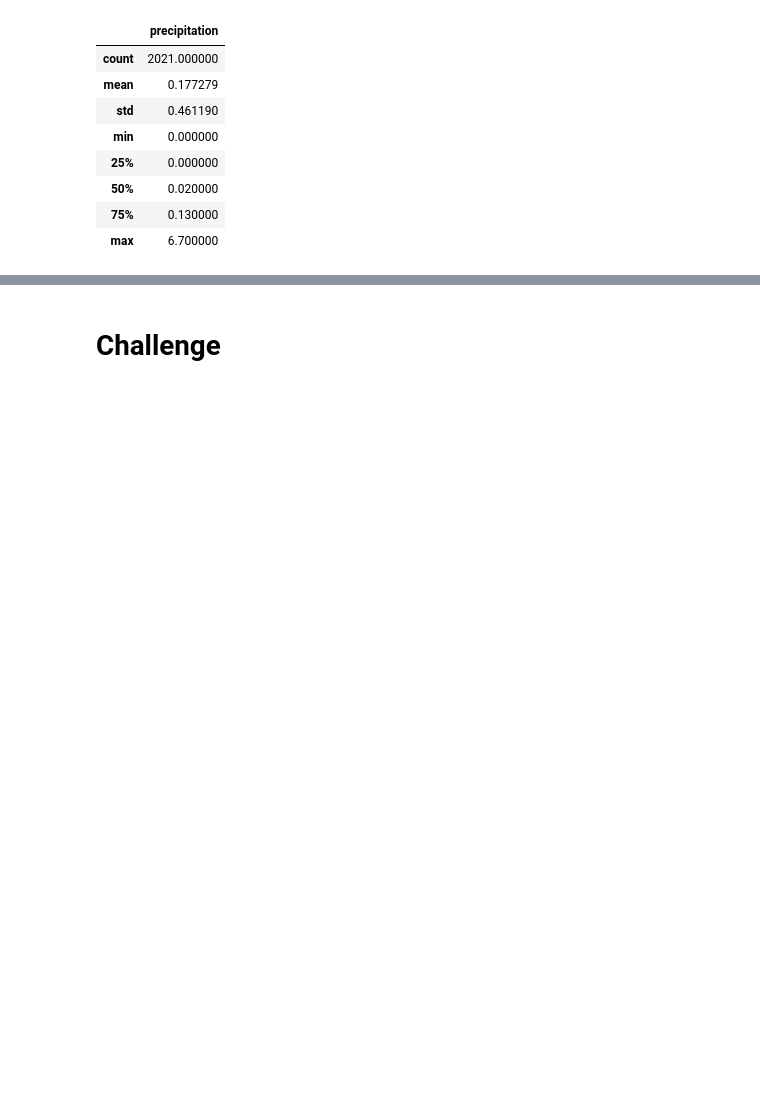
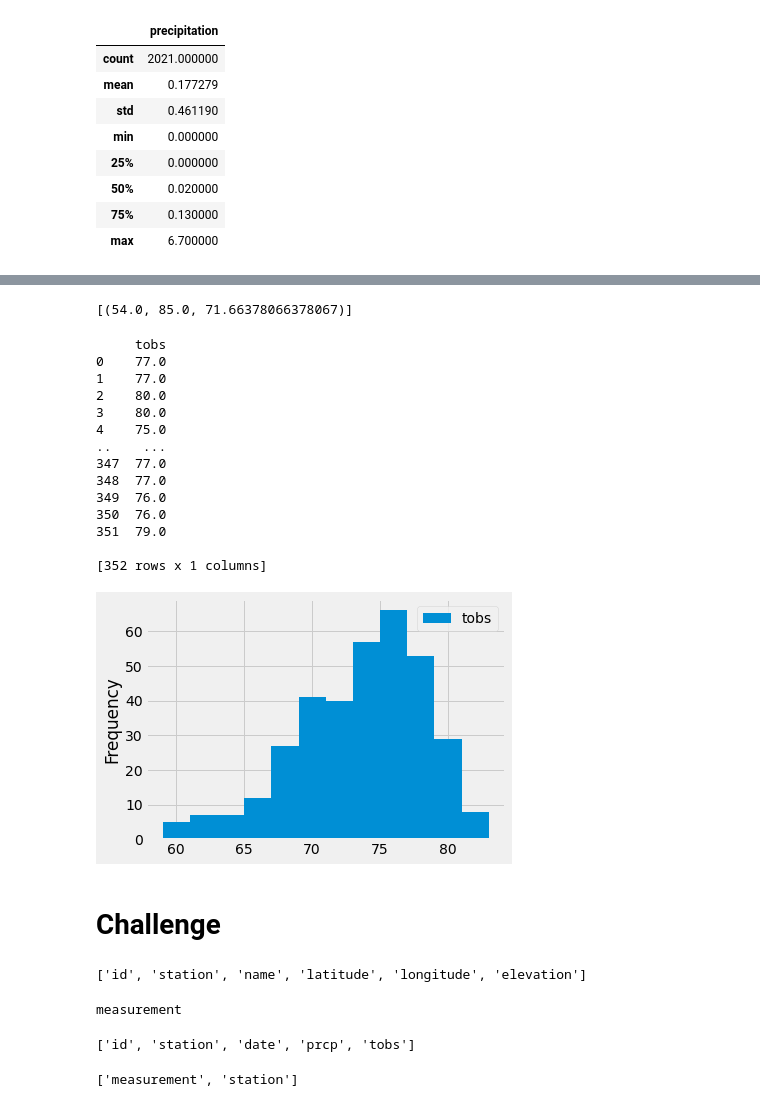
Before and after one commit to Abazer22/surfs_up, a Jupyter notebook: climate_analysis.ipynb, the cells around one changed output, grey strips where cells are left out. Saved outputs shown, nothing was run; the diff lists cells and outputs as text; code cells hidden in the pictures; blank space fills up the shorter version.

```diff
--- a/climate_analysis.ipynb
+++ b/climate_analysis.ipynb
@@ -106,11 +127,66 @@ df.describe()
 # %%
 # Using the station id from the previous query, calculate the lowest temperature recorded,
 # highest temperature recorded, and average temperature most active station?
+session.query(func.min(Measurement.tobs), func.max(Measurement.tobs), func.avg(Measurement.tobs)).\
+filter(Measurement.station == 'USC00519281').all()
+# %% [output]
+[(54.0, 85.0, 71.66378066378067)]
 # %%
 # Choose the station with the highest number of temperature observations.
 # Query the last 12 months of temperature observation data for this station and plot the results as a histogram
+results = session.query(Measurement.tobs).\
+filter(Measurement.station == 'USC00519281').\
+filter(Measurement.date >= prev_year).all()
+#print(results)
+df = pd.DataFrame(results, columns=['tobs'])
+print(df)
+df.plot.hist(bins=12)
+plt.tight_layout()
+# %% [output]
+     tobs
+0    77.0
+1    77.0
+2    80.0
+3    80.0
+4    75.0
+..    ...
+347  77.0
+348  77.0
+349  76.0
+350  76.0
+351  79.0
+
+[352 rows x 1 columns]
+[figure, added]
 # %%
 # Write a function called `calc_temps` that will accept start date and end date in the format '%Y-%m-%d'
 # and return the minimum, average, and maximum temperatures for that range of dates
 # %% [markdown]
 # Challenge
+# %%
+#Use the Metadata and Table object to describe the table and columns.
+from sqlalchemy import create_engine, inspect, MetaData, Table
+engine = create_engine("sqlite:///hawaii.sqlite")
+metadata = MetaData()
+#Create a table object and use 'autoload' and 'autoload_with' to define the columns from the table.
+table = Table('station', metadata, autoload=True, autoload_with=engine)
+# Get the column names using the 'keys()' method on the column object.
+table.columns.keys()
+#for t in metadata.sorted_tables:
+     #print(t.name)
+# %% [output]
+['id', 'station', 'name', 'latitude', 'longitude', 'elevation']
+# %%
+table = Table('measurement', metadata, autoload=True, autoload_with=engine)
+
+for t in metadata.sorted_tables:
+    print(t.name)
+table.columns.keys()
+# %% [output]
+measurement
+['id', 'station', 'date', 'prcp', 'tobs']
+# %%
+inspector = inspect(engine)
+inspector.get_table_names()
+# %% [output]
+['measurement', 'station']
```
Also changed, not shown: parts of 7 cells of this notebook, 6 other files.
